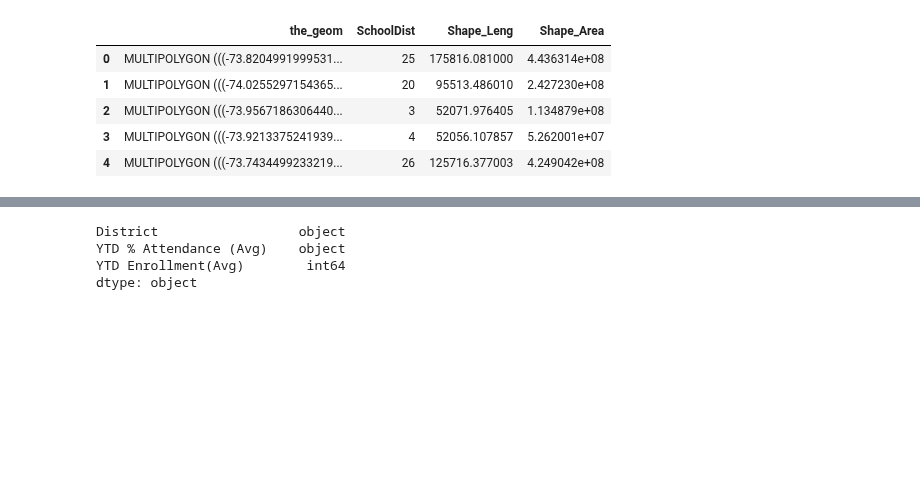
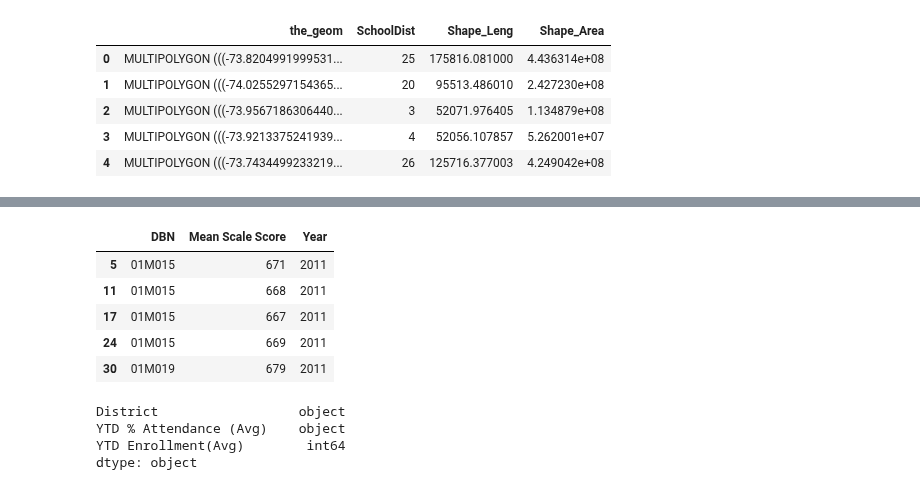
Before and after one commit to ckyko/CSC59970Project, a Jupyter notebook: school_scores.ipynb, the cells around one changed output, grey strips where cells are left out. Saved outputs shown, nothing was run; the diff lists cells and outputs as text; code cells hidden in the pictures; blank space fills up the shorter version.

```diff
--- a/school_scores.ipynb
+++ b/school_scores.ipynb
@@ -113,3 +118,14 @@ dtype: object
+# %%
+math_g = r_math.loc[:, {'DBN','Year','Mean Scale Score'}]
+math_g = math_g.loc[math_g['Year'] == 2011]
+math_g.head()
+# %% [output]
+|  | DBN | Mean Scale Score | Year |
+| 5 | 01M015 | 671 | 2011 |
+| 11 | 01M015 | 668 | 2011 |
+| 17 | 01M015 | 667 | 2011 |
+| 24 | 01M015 | 669 | 2011 |
+| 30 | 01M019 | 679 | 2011 |
 # %%
 r_att = pd.read_csv(DATA_PATH_ATT)
 print(r_att.dtypes)
```
Also changed, not shown: parts of 3 cells of this notebook.
